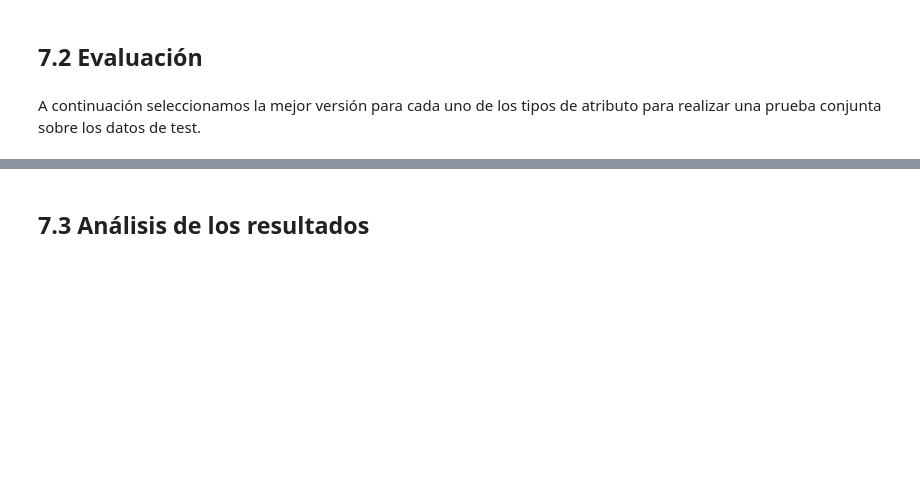
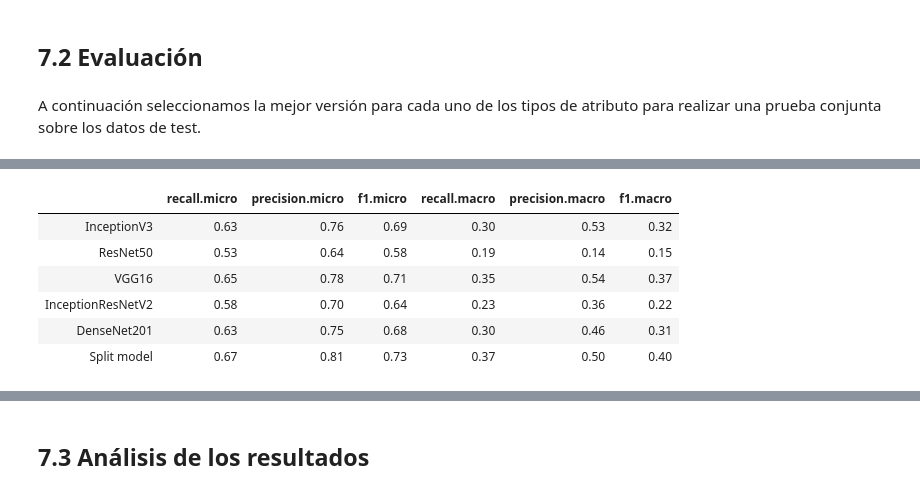
Before and after one commit to akepa/attribute-detection-in-fashon-images, a Jupyter notebook: DeepFashion_VersionReducida.ipynb, the cells around one changed output, grey strips where cells are left out. Drawn from its saved outputs; the diff is of its cells as text; code cells hidden in the pictures; blank space fills up the shorter version.

```diff
--- a/DeepFashion_VersionReducida.ipynb
+++ b/DeepFashion_VersionReducida.ipynb
@@ -1359,0 +1321,10 @@ dfs['f1']
+# %%
+build_result_df(result_list, k=5)
+# %% [output]
+|  | recall.micro | precision.micro | f1.micro | recall.macro | precision.macro | f1.macro |
+| InceptionV3 | 0.63 | 0.76 | 0.69 | 0.30 | 0.53 | 0.32 |
+| ResNet50 | 0.53 | 0.64 | 0.58 | 0.19 | 0.14 | 0.15 |
+| VGG16 | 0.65 | 0.78 | 0.71 | 0.35 | 0.54 | 0.37 |
+| InceptionResNetV2 | 0.58 | 0.70 | 0.64 | 0.23 | 0.36 | 0.22 |
+| DenseNet201 | 0.63 | 0.75 | 0.68 | 0.30 | 0.46 | 0.31 |
+| Split model | 0.67 | 0.81 | 0.73 | 0.37 | 0.50 | 0.40 |
```
Also changed, not shown: parts of 25 cells of this notebook, 2 other files.
